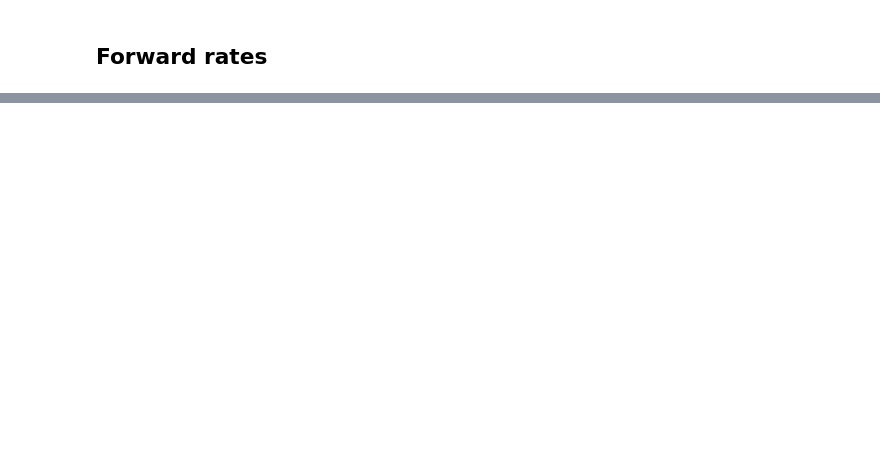
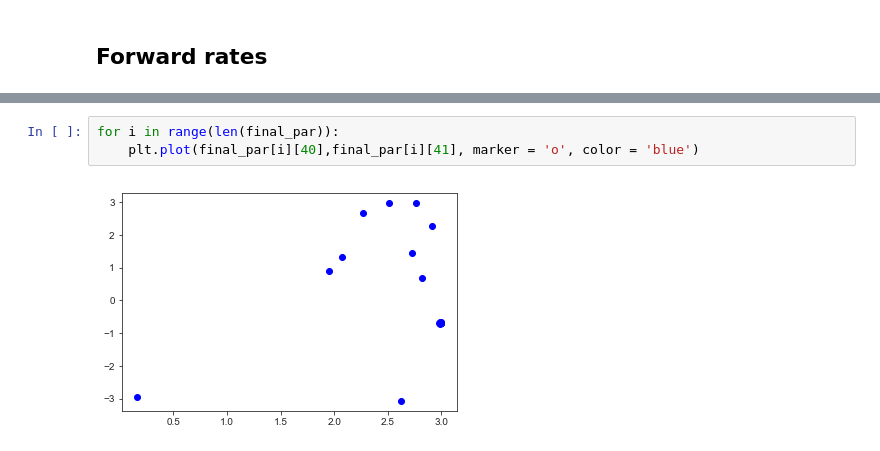
Before and after one commit to martin-depken/Energy-Landscape, a Jupyter notebook: predict_pclv_Stijn/free_energy_landscapes.ipynb, the cells around one changed output, grey strips where cells are left out. Drawn from its saved outputs; the diff is of its cells as text; blank space fills up the shorter version.

```diff
--- a/predict_pclv_Stijn/free_energy_landscapes.ipynb
+++ b/predict_pclv_Stijn/free_energy_landscapes.ipynb
@@ -121,0 +142,5 @@ plt.legend(handles=[plot1,plot2,plot3])
+# %%
+for i in range(len(final_par)):
+    plt.plot(final_par[i][40],final_par[i][41], marker = 'o', color = 'blue')
+# %% [output]
+[figure, added]
```
Also changed, not shown: parts of 7 cells of this notebook, 5 other files.
